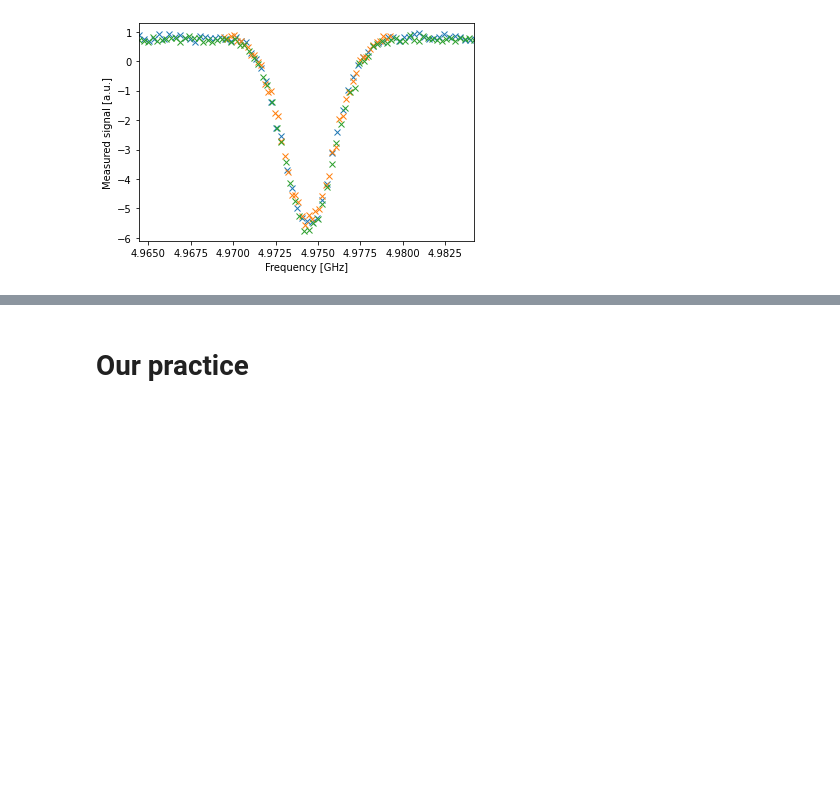
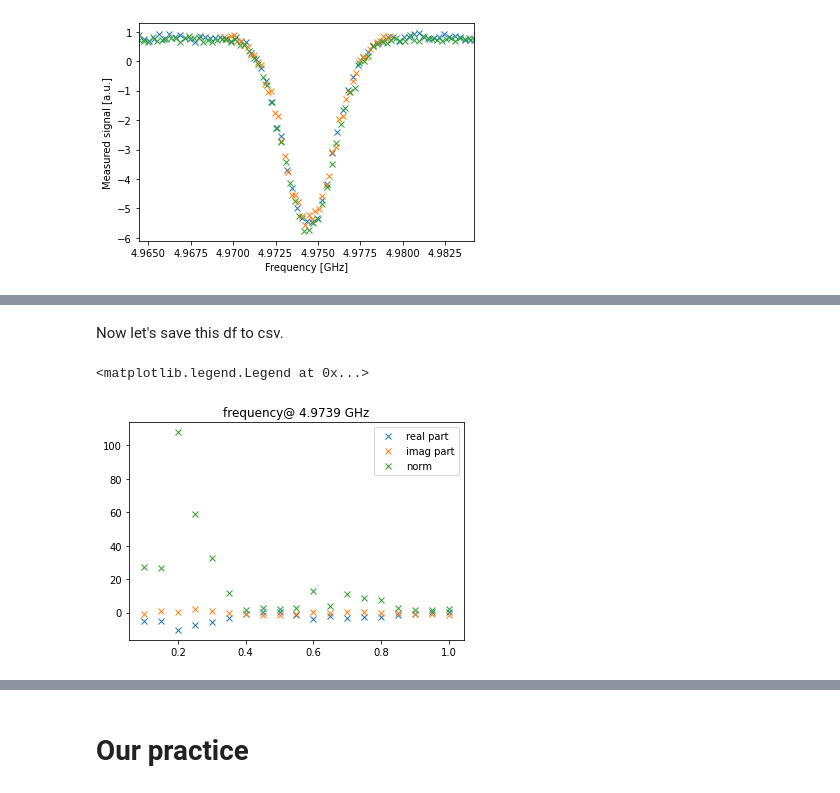
Before and after one commit to leo07010/Qiskit-Pulse, a Jupyter notebook: WSs_playground.ipynb, the cells around one changed output, grey strips where cells are left out. Drawn from its saved outputs; the diff is of its cells as text; code cells hidden in the pictures; blank space fills up the shorter version.

```diff
--- a/WSs_playground.ipynb
+++ b/WSs_playground.ipynb
@@ -153,0 +287,2 @@ Text(0, 0.5, 'Measured signal [a.u.]')
+# %% [markdown]
+Now let's save this df to csv.
@@ -153,0 +291,16 @@ Text(0, 0.5, 'Measured signal [a.u.]')
+# %%
+data_sel = 35
+
+reallst = np.real(df.iloc[data_sel])[1:]
+imaglst = np.imag(df.iloc[data_sel])[1:]
+ampllst = np.array([i[4:] for i in df.iloc[data_sel].index[1:].to_list()]).astype(np.float)
+
+f,ax=plt.subplots()
+ax.plot(ampllst,reallst,'x', label='real part')
+ax.plot(ampllst,imaglst,'x', label='imag part')
+ax.plot(ampllst,reallst**2+imaglst**2,'x', label='norm')
+ax.set_title('frequency@ {}GHz'.format(si_format(df['Freq (GHz)'].iloc[data_sel],4)))
+ax.legend()
+# %% [output]
+<matplotlib.legend.Legend at 0x...>
+[figure, added]
```
Also changed, not shown: parts of 37 cells of this notebook, 1 other file.
